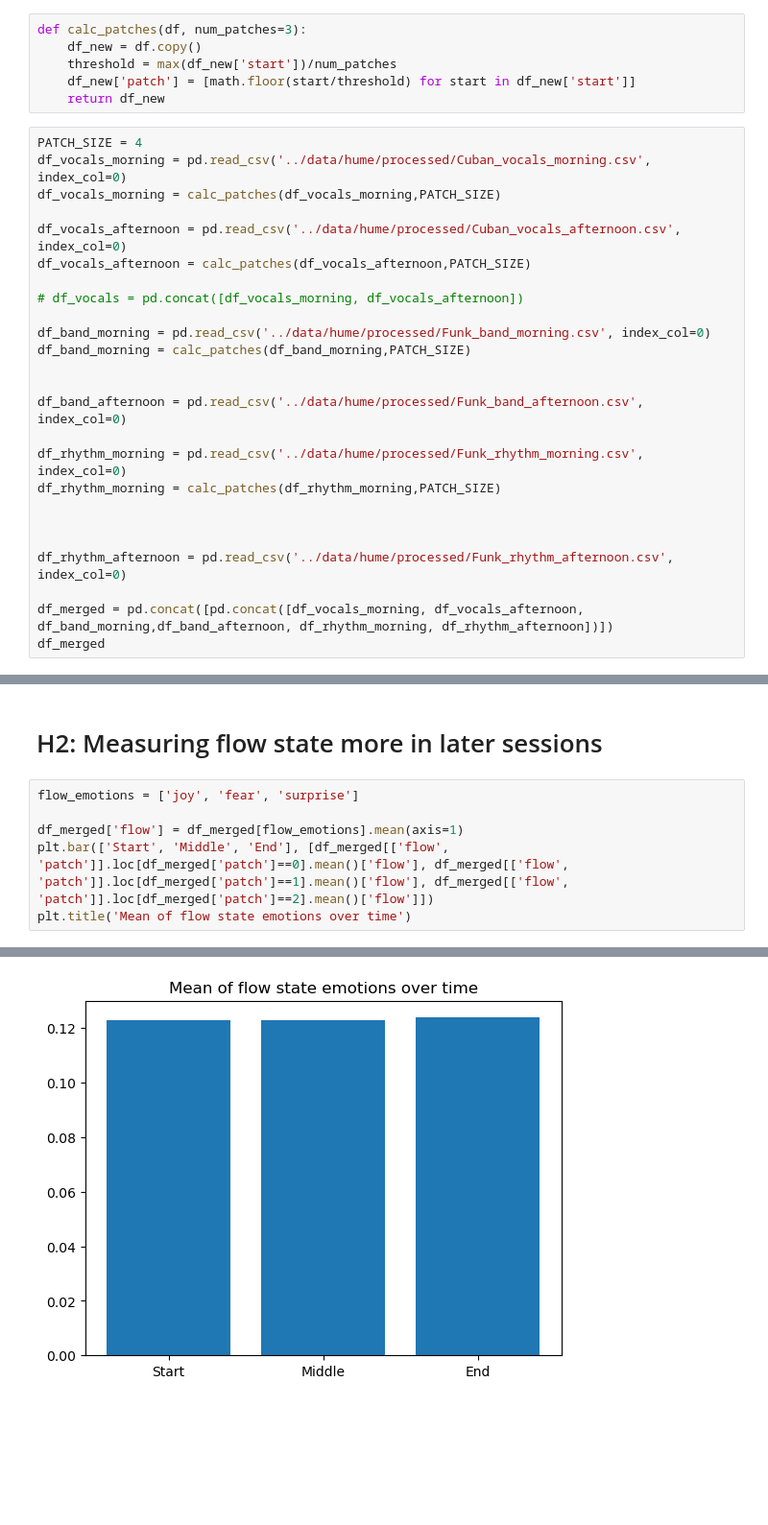
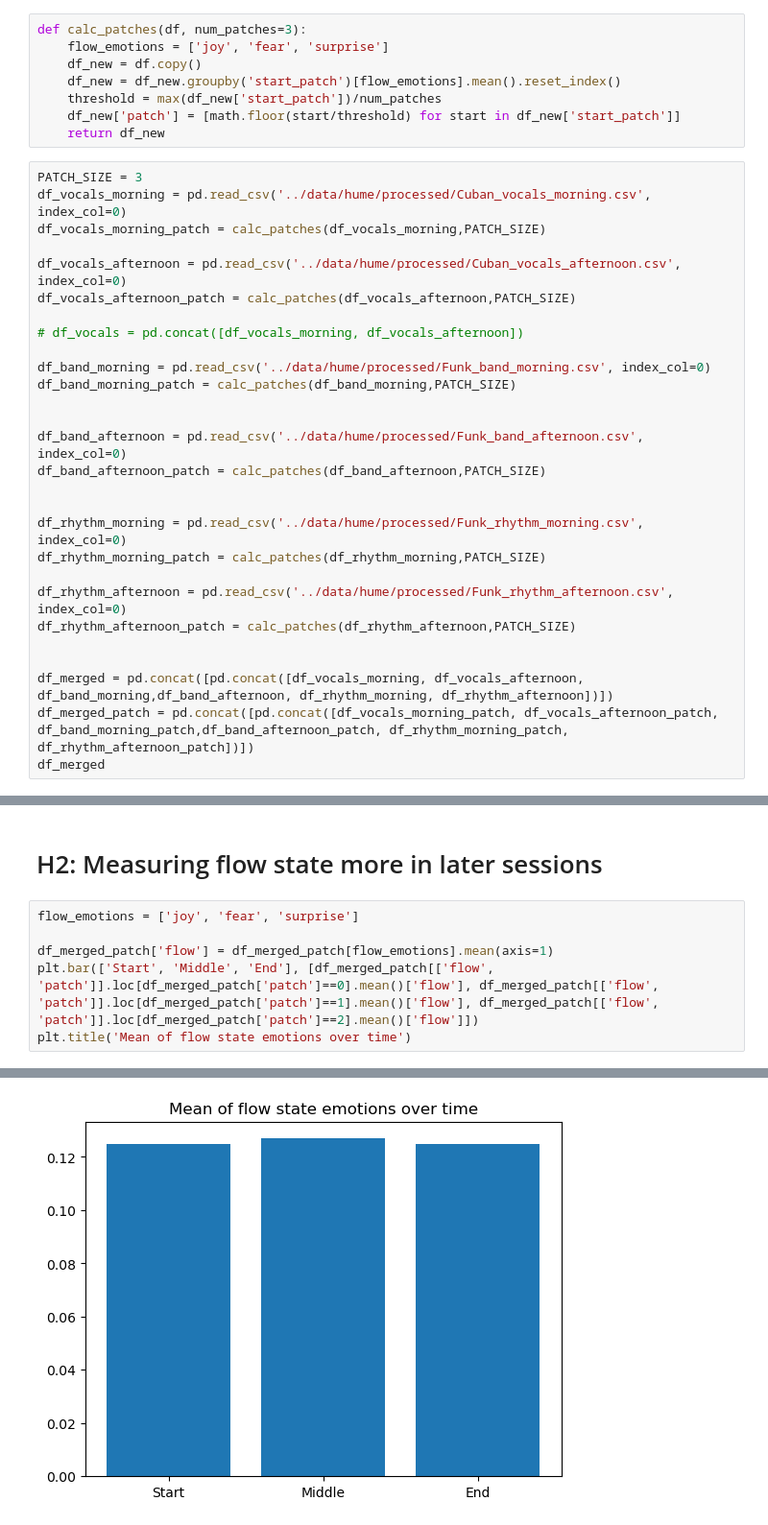
Before and after one commit to RavenRudi/coin_jazz, a Jupyter notebook: notebooks/rq1_correlations.ipynb, the cells around one changed output, grey strips where cells are left out. Shown: that part at 96% size. Drawn from its saved outputs; the diff is of its cells as text; blank space fills up the shorter version.

```diff
--- a/notebooks/rq1_correlations.ipynb
+++ b/notebooks/rq1_correlations.ipynb
@@ -4,33 +5,38 @@ import matplotlib.pyplot as plt
 import math
 # %%
 def calc_patches(df, num_patches=3):
+    flow_emotions = ['joy', 'fear', 'surprise']
     df_new = df.copy()
-    threshold = max(df_new['start'])/num_patches
-    df_new['patch'] = [math.floor(start/threshold) for start in df_new['start']]
+    df_new = df_new.groupby('start_patch')[flow_emotions].mean().reset_index()
+    threshold = max(df_new['start_patch'])/num_patches
+    df_new['patch'] = [math.floor(start/threshold) for start in df_new['start_patch']]
     return df_new
 # %%
-PATCH_SIZE = 4
+PATCH_SIZE = 3
 df_vocals_morning = pd.read_csv('../data/hume/processed/Cuban_vocals_morning.csv', index_col=0)
-df_vocals_morning = calc_patches(df_vocals_morning,PATCH_SIZE)
+df_vocals_morning_patch = calc_patches(df_vocals_morning,PATCH_SIZE)
 
 df_vocals_afternoon = pd.read_csv('../data/hume/processed/Cuban_vocals_afternoon.csv', index_col=0)
-df_vocals_afternoon = calc_patches(df_vocals_afternoon,PATCH_SIZE)
+df_vocals_afternoon_patch = calc_patches(df_vocals_afternoon,PATCH_SIZE)
 
 # df_vocals = pd.concat([df_vocals_morning, df_vocals_afternoon])
 
 df_band_morning = pd.read_csv('../data/hume/processed/Funk_band_morning.csv', index_col=0)
-df_band_morning = calc_patches(df_band_morning,PATCH_SIZE)
+df_band_morning_patch = calc_patches(df_band_morning,PATCH_SIZE)
 
 
 df_band_afternoon = pd.read_csv('../data/hume/processed/Funk_band_afternoon.csv', index_col=0)
+df_band_afternoon_patch = calc_patches(df_band_afternoon,PATCH_SIZE)
+
 
 df_rhythm_morning = pd.read_csv('../data/hume/processed/Funk_rhythm_morning.csv', index_col=0)
-df_rhythm_morning = calc_patches(df_rhythm_morning,PATCH_SIZE)
+df_rhythm_morning_patch = calc_patches(df_rhythm_morning,PATCH_SIZE)
+
+df_rhythm_afternoon = pd.read_csv('../data/hume/processed/Funk_rhythm_afternoon.csv', index_col=0)
+df_rhythm_afternoon_patch = calc_patches(df_rhythm_afternoon,PATCH_SIZE)
 
 
-
-df_rhythm_afternoon = pd.read_csv('../data/hume/processed/Funk_rhythm_afternoon.csv', index_col=0)
-
 df_merged = pd.concat([pd.concat([df_vocals_morning, df_vocals_afternoon, df_band_morning,df_band_afternoon, df_rhythm_morning, df_rhythm_afternoon])])
+df_merged_patch = pd.concat([pd.concat([df_vocals_morning_patch, df_vocals_afternoon_patch, df_band_morning_patch,df_band_afternoon_patch, df_rhythm_morning_patch, df_rhythm_afternoon_patch])])
 df_merged
 # %% [output]
@@ -80,9 +86,9 @@ p-value: 0.00
 # %%
 flow_emotions = ['joy', 'fear', 'surprise']
 
-df_merged['flow'] = df_merged[flow_emotions].mean(axis=1)
-plt.bar(['Start', 'Middle', 'End'], [df_merged[['flow', 'patch']].loc[df_merged['patch']==0].mean()['flow'], df_merged[['flow', 'patch']].loc[df_merged['patch']==1].mean()['flow'], df_merged[['flow', 'patch']].loc[df_merged['patch']==2].mean()['flow']])
+df_merged_patch['flow'] = df_merged_patch[flow_emotions].mean(axis=1)
+plt.bar(['Start', 'Middle', 'End'], [df_merged_patch[['flow', 'patch']].loc[df_merged_patch['patch']==0].mean()['flow'], df_merged_patch[['flow', 'patch']].loc[df_merged_patch['patch']==1].mean()['flow'], df_merged_patch[['flow', 'patch']].loc[df_merged_patch['patch']==2].mean()['flow']])
 plt.title('Mean of flow state emotions over time')
 # %% [output]
 Text(0.5, 1.0, 'Mean of flow state emotions over time')
-[figure, old version]
+[figure, new version]
```
Also changed, not shown: parts of 3 cells of this notebook, 1 other file.
